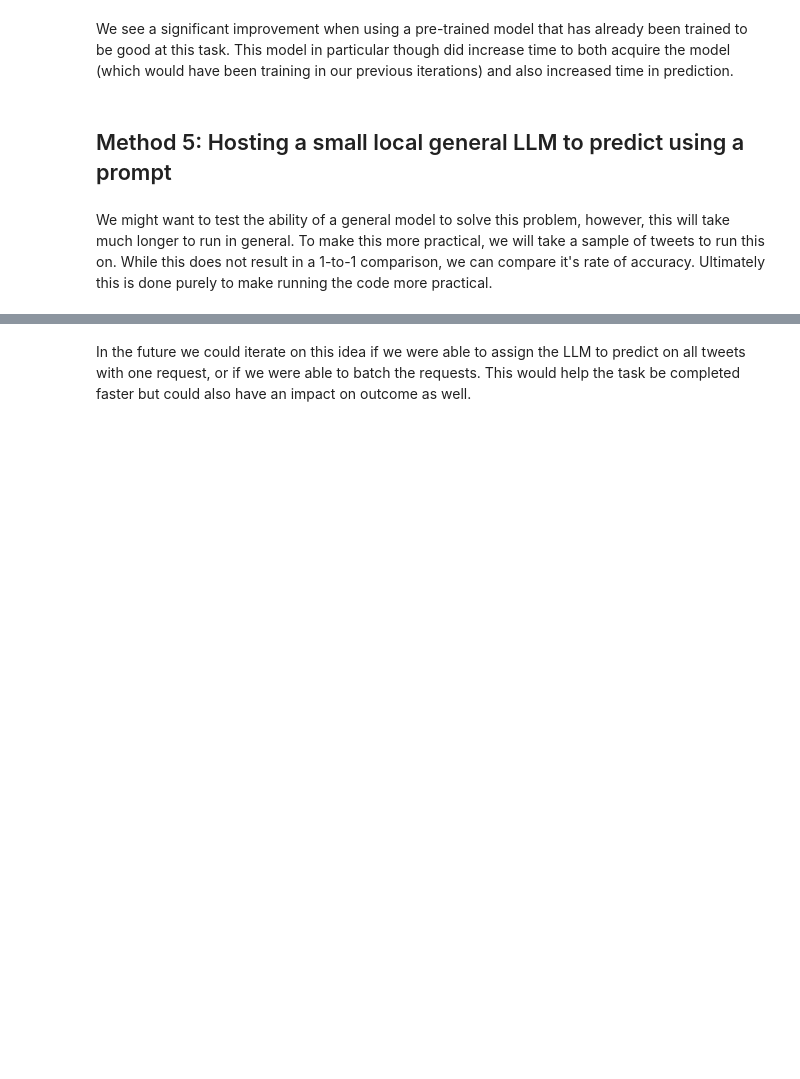
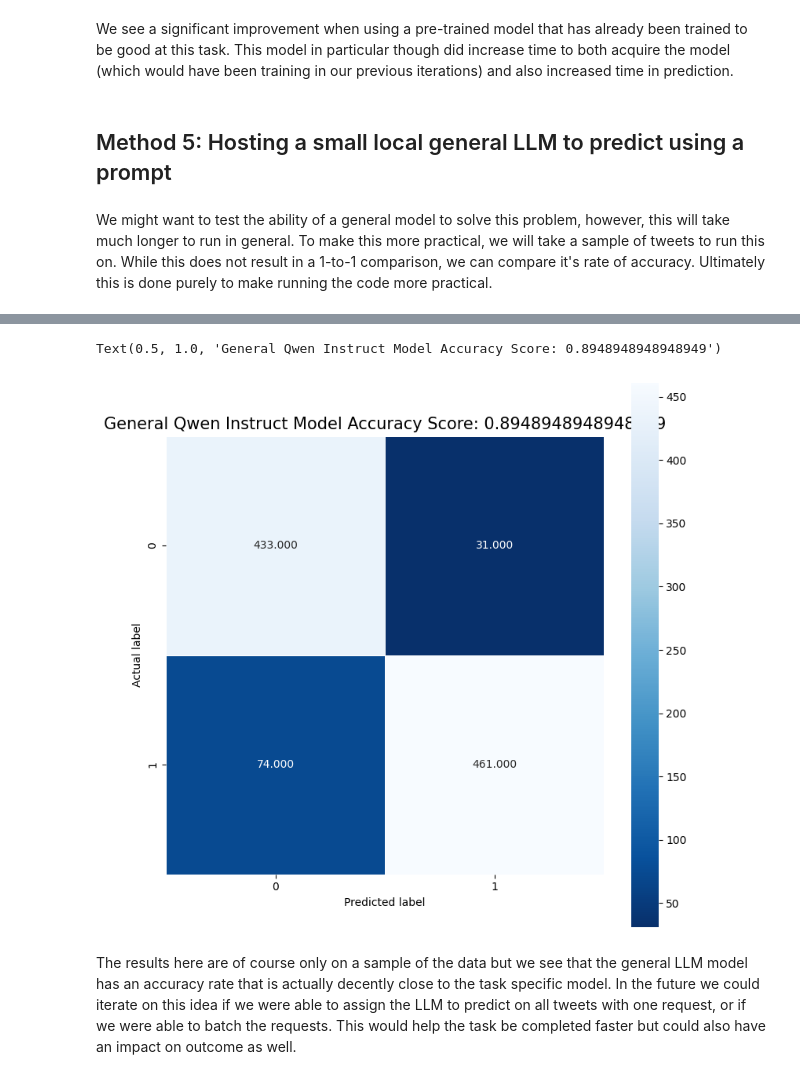
Before and after one commit to danield2255/topic-classification-methods-experiment, a Jupyter notebook: binary_sentiment_analysis_experiment.ipynb, the cells around one changed output, grey strips where cells are left out. Drawn from its saved outputs; the diff is of its cells as text; code cells hidden in the pictures; blank space fills up the shorter version.

Commit message:
general model completed

```diff
--- a/binary_sentiment_analysis_experiment.ipynb
+++ b/binary_sentiment_analysis_experiment.ipynb
@@ -366,0 +324,9 @@ sampled_tweets
+# %%
+tokenizer = AutoTokenizer.from_pretrained("Qwen/Qwen2.5-1.5B-Instruct")
+model = AutoModelForCausalLM.from_pretrained(
+    "Qwen/Qwen2.5-1.5B-Instruct",
+    torch_dtype=torch.float16 if torch.cuda.is_available() else torch.float32,
+    device_map="auto",
+)
+model.eval()
+print("Model loaded!")
@@ -367,2 +335,18 @@ sampled_tweets
+# %%
+def classify_tweet(tweet):
+    messages = [
+        {"role": "user", "content": f"Classify the sentiment of this tweet as exactly one word, either 'positive' or 'negative'.\n\nTweet: {tweet}"}
+    ]
+    prompt = tokenizer.apply_chat_template(messages, tokenize=False, add_generation_prompt=True)
+    inputs = tokenizer(prompt, return_tensors="pt").to(model.device)
+    with torch.no_grad():
+        output_ids = model.generate(
+            **inputs, max_new_tokens=5, do_sample=False,
+            pad_token_id=tokenizer.eos_token_id,
+            repetition_penalty=1.3,
+        )
+    new_tokens = output_ids[0][inputs["input_ids"].shape[-1]:]
+    response = tokenizer.decode(new_tokens, skip_special_tokens=True).strip().lower()
+    return 1 if "positive" in response else 0 if "negative" in response else -1
 # %%
-y_pred_tinyllama = [determine_sentiment(tweet) for tweet in sampled_tweets['tweet_clean']]
+sampled_tweets["pred"] = [classify_tweet(tweet) for tweet in sampled_tweets['tweet_clean']]
@@ -387,2 +361,2 @@ y_pred_tinyllama = [determine_sentiment(tweet) for tweet in sampled_tweets['twee
 # %%
-y_pred_tinyllama.count(1), y_pred_tinyllama.count(0)
+sampled_tweets_predicted = sampled_tweets[sampled_tweets["pred"] != -1]
@@ -391,2 +392,14 @@ y_pred_tinyllama.count(1), y_pred_tinyllama.count(0)
+# %%
+conf_matrix = confusion_matrix(sampled_tweets_predicted['label'].values, sampled_tweets_predicted["pred"].values)
+acc = accuracy_score(sampled_tweets_predicted['label'].values, sampled_tweets_predicted["pred"].values)
+plt.figure(figsize=(9,9))
+sns.heatmap(conf_matrix, annot=True, fmt=".3f", linewidths=.5, square = True, cmap = 'Blues_r')
+plt.ylabel('Actual label')
+plt.xlabel('Predicted label')
+title = 'General Qwen Instruct Model Accuracy Score: {0}'.format(acc)
+plt.title(title, size = 15)
+# %% [output]
+Text(0.5, 1.0, 'General Qwen Instruct Model Accuracy Score: 0.8948948948948949')
+[figure, added]
 # %% [markdown]
-In the future we could iterate on this idea if we were able to assign the LLM to predict on all tweets with one request, or if we were able to batch the requests. This would help the task be completed faster but could also have an impact on outcome as well.
+The results here are of course only on a sample of the data but we see that the general LLM model has an accuracy rate that is actually decently close to the task specific model. In the future we could iterate on this idea if we were able to assign the LLM to predict on all tweets with one request, or if we were able to batch the requests. This would help the task be completed faster but could also have an impact on outcome as well.
```
Also changed, not shown: parts of 13 cells of this notebook.
